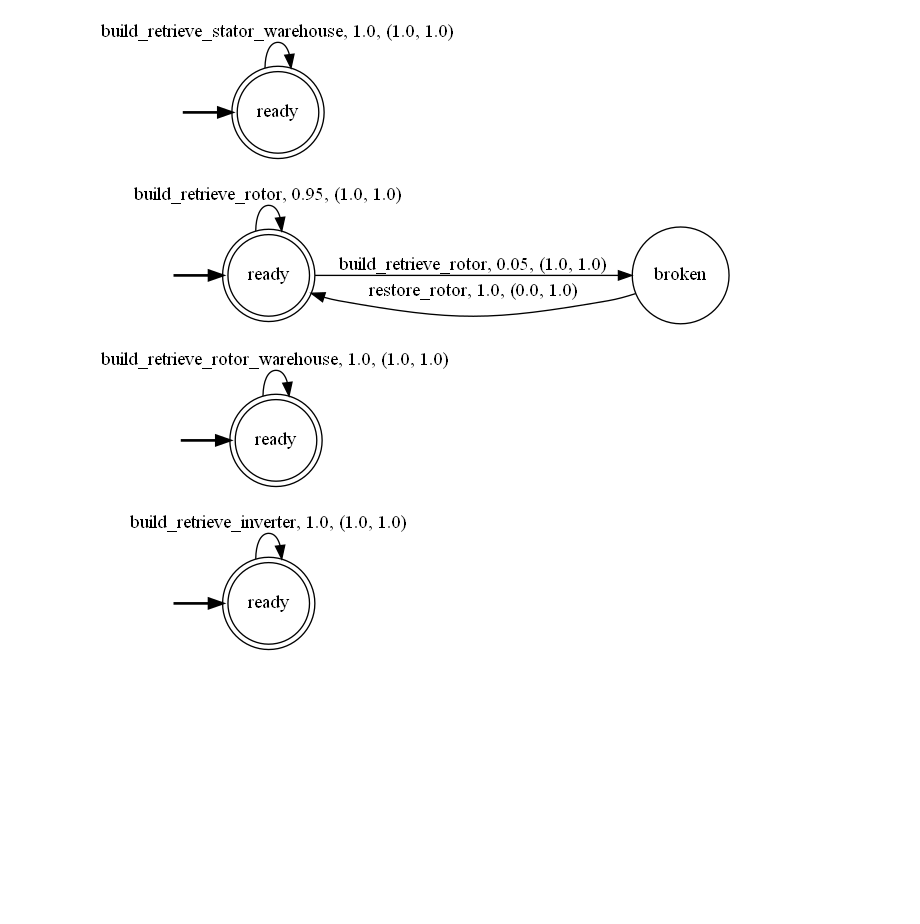
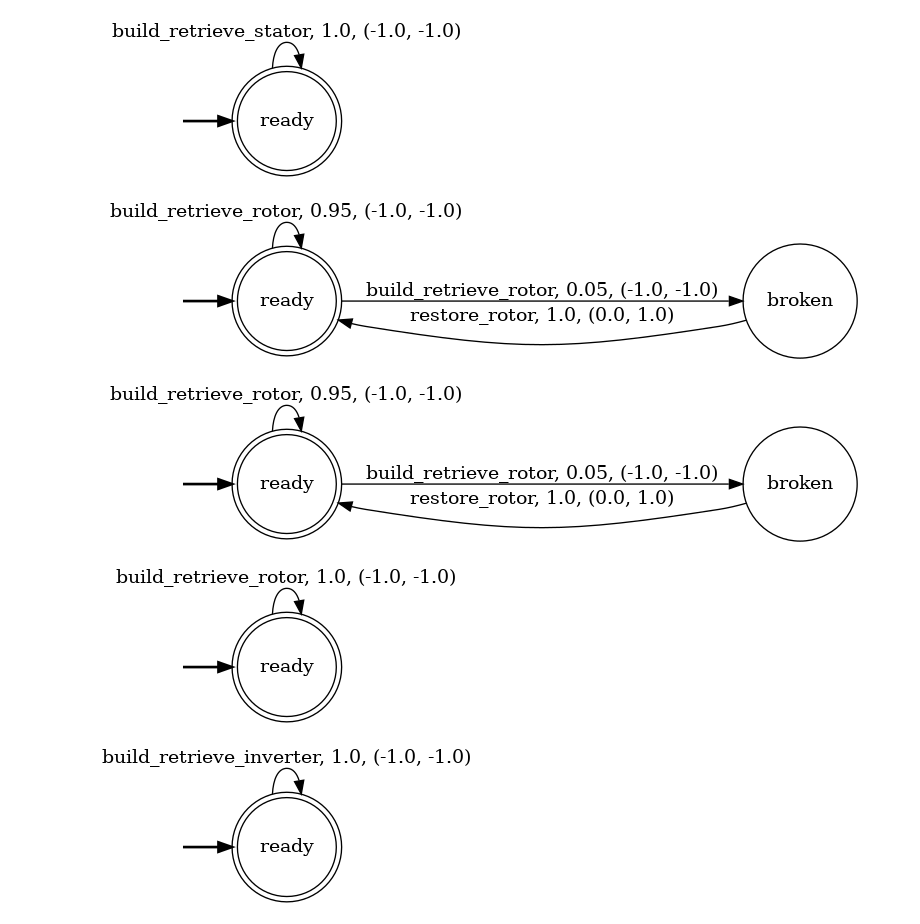
Before and after one commit to luusi/stochastic-service-composition-with-ltlf-goals, a Jupyter notebook: docs/notebooks/01-electric-motor-production.ipynb, the cells around one changed output. Cells and saved outputs as stored; diff of their text form; code cells hidden in the pictures; blank space fills up the shorter version.

```diff
--- a/docs/notebooks/01-electric-motor-production.ipynb
+++ b/docs/notebooks/01-electric-motor-production.ipynb
@@ -19 +30,22 @@ DEFAULT_BROKEN_PROB = 0.05
+# %%
+# all the atomic actions for the task
+BUILD_RETRIEVE_STATOR = "build_retrieve_stator"
+BUILD_RETRIEVE_ROTOR = "build_retrieve_rotor"
+BUILD_RETRIEVE_INVERTER = "build_retrieve_inverter"
+ASSEMBLE_MOTOR = "assemble_motor"
+PAINTING = "painting"
+RUNNING_IN = "running_in"
+ELECTRIC_TEST = "electric_test"
+STATIC_TEST = "static_test"
+
+ALL_SYMBOLS = {
+    BUILD_RETRIEVE_STATOR,
+    BUILD_RETRIEVE_ROTOR,
+    BUILD_RETRIEVE_INVERTER,
+    ASSEMBLE_MOTOR,
+    PAINTING,
+    RUNNING_IN,
+    ELECTRIC_TEST,
+    STATIC_TEST,
+}
 # %%
@@ -40,9 +72,9 @@ render_service(service_stator_builder)
 # %%
-def stator_warehouse_service(action_reward: float = DEFAULT_REWARD) -> Service:
+def stator_warehouse_service(economic_cost: float = DEFAULT_REWARD_ECONOMIC_COST, quality_cost: float = DEFAULT_REWARD_QUALITY_COST) -> Service:
     """Build the stator warehouse device."""
     transitions = {
         "ready": {
-            "build_retrieve_stator_warehouse": ({"ready": 1.0}, (action_reward, 1.0)),
+            BUILD_RETRIEVE_STATOR: ({"ready": 1.0}, (economic_cost, quality_cost)),
         },
     }
     final_states = {"ready"}
@@ -51,56 +83,63 @@ def stator_warehouse_service(action_reward: float = DEFAULT_REWARD) -> Service:
 service_stator_warehouse=stator_warehouse_service()
 render_service(service_stator_warehouse)
 # %% [output]
-[figure, old version]
+[figure, new version]
 # %%
-def rotor_builder_service(broken_prob: float = DEFAULT_BROKEN_PROB, broken_reward: float = DEFAULT_BROKEN_REWARD, action_reward: float = DEFAULT_REWARD) -> Service:
+def rotor_builder_service(broken_prob: float = DEFAULT_BROKEN_PROB, broken_reward: float = DEFAULT_BROKEN_REWARD, economic_cost: float = DEFAULT_REWARD_ECONOMIC_COST, quality_cost: float = DEFAULT_REWARD_QUALITY_COST) -> Service:
     """Build the rotor builder device."""
     assert 0.0 <= broken_prob <= 1.0
     success_prob = 1.0 - broken_prob
     transitions = {
         "ready": {
-          "build_retrieve_rotor": ({"ready": success_prob, "broken": broken_prob}, (action_reward, 1.0)),
+          BUILD_RETRIEVE_ROTOR: ({"ready": success_prob, "broken": broken_prob}, (economic_cost, quality_cost)),
         },
         "broken": {
             "restore_rotor": ({"ready": 1.0}, (broken_reward, 1.0)),
         },
 
     }
     final_states = {"ready"}
     initial_state = "ready"
     return build_service_from_transitions(transitions, initial_state, final_states) # type: ignore
-service_rotor_builder=rotor_builder_service()
-render_service(service_rotor_builder)
+
+service_rotor_builder_1 = rotor_builder_service()
+service_rotor_builder_2 = rotor_builder_service()
+
+render_service(service_rotor_builder_1)
+render_service(service_rotor_builder_2)
 # %% [output]
-[figure, old version]
+[figure, new version]
+[figure, added]
 # %%
-def rotor_warehouse_service(action_reward: float = DEFAULT_REWARD) -> Service:
+def rotor_warehouse_service(economic_cost: float = DEFAULT_REWARD_ECONOMIC_COST, quality_cost: float = DEFAULT_REWARD_QUALITY_COST) -> Service:
     """Build the rotor warehouse device."""
     transitions = {
         "ready": {
-            "build_retrieve_rotor_warehouse": ({"ready": 1.0}, (action_reward, 1.0)),
+            BUILD_RETRIEVE_ROTOR: ({"ready": 1.0}, (economic_cost, quality_cost)),
         },
     }
     final_states = {"ready"}
     initial_state = "ready"
     return build_service_from_transitions(transitions, initial_state, final_states)  # type: ignore
-service_rotor_warehouse=rotor_warehouse_service()
+
+service_rotor_warehouse = rotor_warehouse_service()
 render_service(service_rotor_warehouse)
 # %% [output]
-[figure, old version]
+[figure, new version]
 # %%
-def inverter_warehouse_service(action_reward: float = DEFAULT_REWARD) -> Service:
+def inverter_warehouse_service(economic_cost: float = DEFAULT_REWARD_ECONOMIC_COST, quality_cost: float = DEFAULT_REWARD_QUALITY_COST) -> Service:
     """Build the inverter warehouse device."""
     transitions = {
         "ready": {
-            "build_retrieve_inverter": ({"ready": 1.0}, (action_reward, 1.0)),
+            BUILD_RETRIEVE_INVERTER: ({"ready": 1.0}, (economic_cost, quality_cost)),
         },
     }
     final_states = {"ready"}
     initial_state = "ready"
     return build_service_from_transitions(transitions, initial_state, final_states)  # type: ignore
+
 service_inverter_warehouse=inverter_warehouse_service()
 render_service(service_inverter_warehouse)
 # %% [output]
-[figure, old version]
+[figure, new version]
 # %%
```
Also changed, not shown: parts of 18 cells of this notebook, 5 other files.
